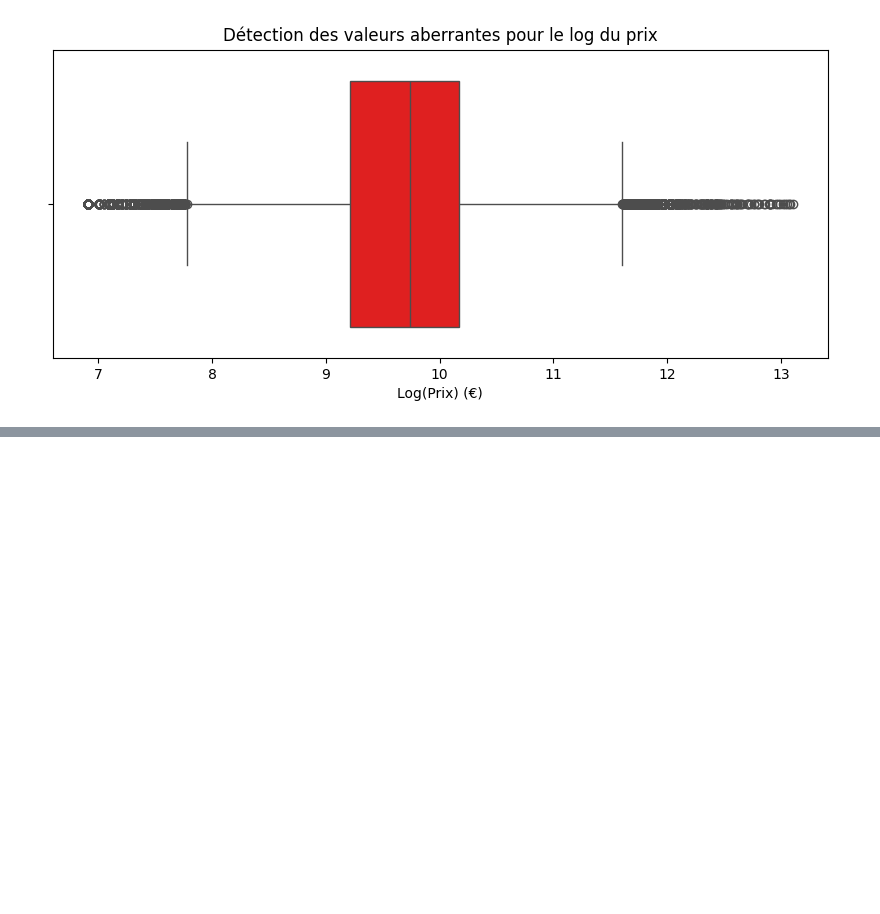
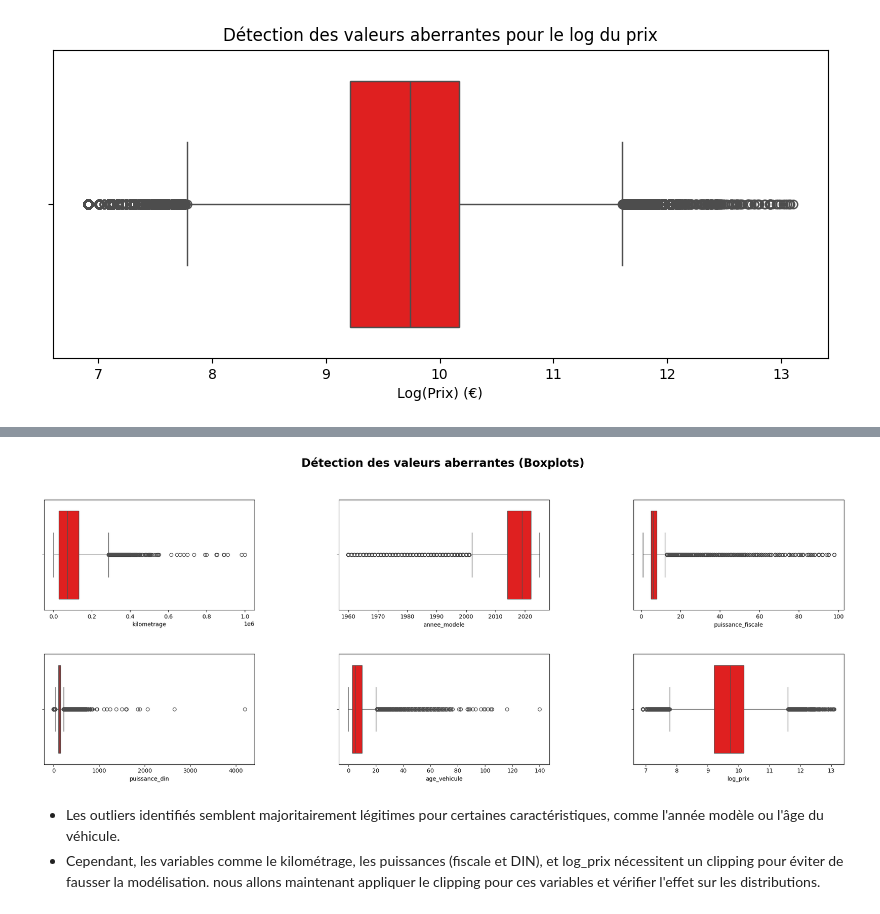
Before and after one commit to the-demby/Leboncoin_Predicting_Price, a Jupyter notebook: leboncoin.ipynb, the cells around one changed output, grey strips where cells are left out. Cells and saved outputs as stored; diff of their text form; code cells hidden in the pictures; blank space fills up the shorter version.

```diff
--- a/leboncoin.ipynb
+++ b/leboncoin.ipynb
@@ -1613,0 +929,21 @@ On constate une nette amélioration du rmse, même s'il représente encore 50% d
+# %%
+# Supprimer prix
+numerical_features.remove('prix')
+
+# Visualisation des valeurs aberrantes pour les caractéristiques numériques
+plt.figure(figsize=(20, 15))
+plt.suptitle('Détection des valeurs aberrantes (Boxplots)', fontsize=20, fontweight='bold', y=1.02)
+
+for i, col in enumerate(numerical_features):
+    plt.subplot(4, 3, i + 1)
+    sns.boxplot(data=df_cleaned, x=col, color='red')
+    plt.xlabel(col)
+    plt.tight_layout()
+
+plt.subplots_adjust(top=0.95, hspace=0.4, wspace=0.4)
+plt.show()
+# %% [output]
+[figure, added]
+# %% [markdown]
+* Les outliers identifiés semblent majoritairement légitimes pour certaines caractéristiques, comme l'année modèle ou l'âge du véhicule.
+* Cependant, les variables comme le kilométrage, les puissances (fiscale et DIN), et log_prix nécessitent un clipping pour éviter de fausser la modélisation. nous allons maintenant appliquer le clipping pour ces variables et vérifier l'effet sur les distributions.
```
Also changed, not shown: parts of 108 cells of this notebook, 1 other file.
